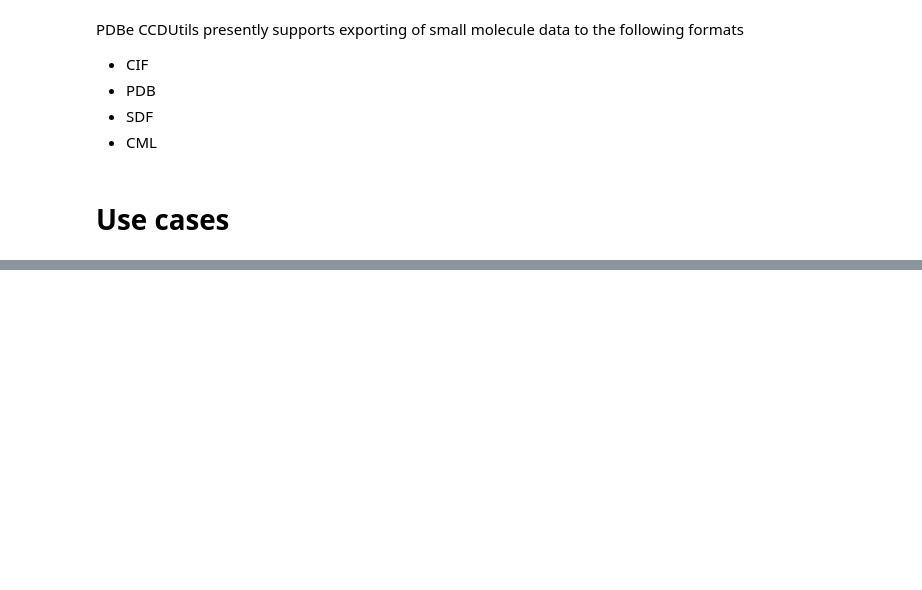
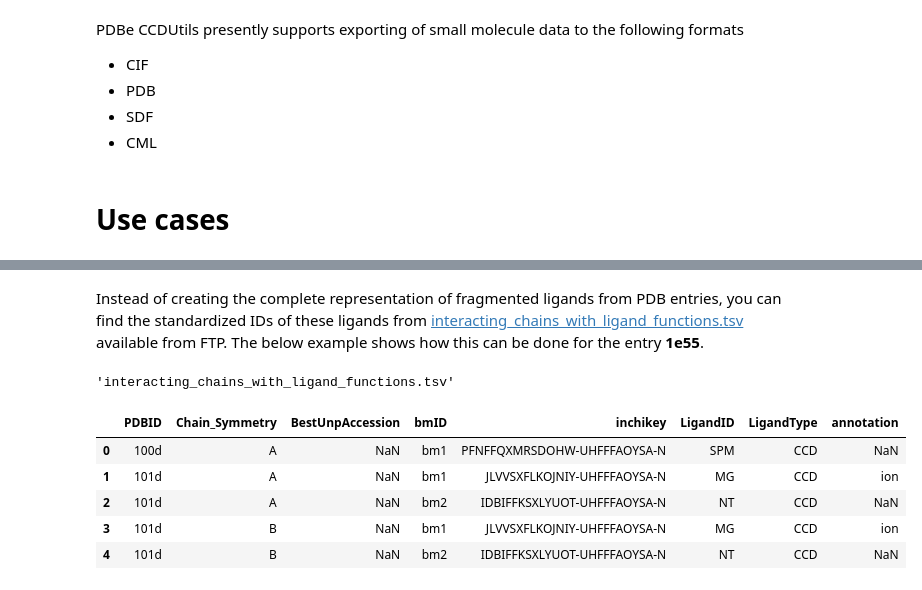
Before and after one commit to PDBeurope/pdbe-notebooks, a Jupyter notebook: pdbeccdutils_tutorials/spring_school_cadd/pdbeccdutils.ipynb, the cells around one changed output, grey strips where cells are left out. Saved outputs shown, nothing was run; the diff lists cells and outputs as text; code cells hidden in the pictures; blank space fills up the shorter version.

```diff
--- a/pdbeccdutils_tutorials/spring_school_cadd/pdbeccdutils.ipynb
+++ b/pdbeccdutils_tutorials/spring_school_cadd/pdbeccdutils.ipynb
@@ -195,0 +286,2 @@ ccd_writer.write_molecule("hem.pdb",
+# %% [markdown]
+Instead of creating the complete representation of fragmented ligands from PDB entries, you can find the standardized IDs of these ligands from [interacting_chains_with_ligand_functions.tsv](https://ftp.ebi.ac.uk/pub/databases/msd/pdbechem_v2/additional_data/pdb_ligand_interactions/interacting_chains_with_ligand_functions.tsv) available from FTP. The below example shows how this can be done for the entry **1e55**.
@@ -195,0 +292,15 @@ ccd_writer.write_molecule("hem.pdb",
+# %%
+wget.download("https://ftp.ebi.ac.uk/pub/databases/msd/pdbechem_v2/additional_data/pdb_ligand_interactions/interacting_chains_with_ligand_functions.tsv")
+# %% [output]
+'interacting_chains_with_ligand_functions.tsv'
+# %%
+int_chain_ligand = pd.read_csv("interacting_chains_with_ligand_functions.tsv", sep="\t")
+# %%
+int_chain_ligand.head()
+# %% [output]
+|  | PDBID | Chain_Symmetry | BestUnpAccession | bmID | inchikey | LigandID | LigandType | annotation |
+| 0 | 100d | A | NaN | bm1 | PFNFFQXMRSDOHW-UHFFFAOYSA-N | SPM | CCD | NaN |
+| 1 | 101d | A | NaN | bm1 | JLVVSXFLKOJNIY-UHFFFAOYSA-N | MG | CCD | ion |
+| 2 | 101d | A | NaN | bm2 | IDBIFFKSXLYUOT-UHFFFAOYSA-N | NT | CCD | NaN |
+| 3 | 101d | B | NaN | bm1 | JLVVSXFLKOJNIY-UHFFFAOYSA-N | MG | CCD | ion |
+| 4 | 101d | B | NaN | bm2 | IDBIFFKSXLYUOT-UHFFFAOYSA-N | NT | CCD | NaN |
```
Also changed, not shown: parts of 28 cells of this notebook.
